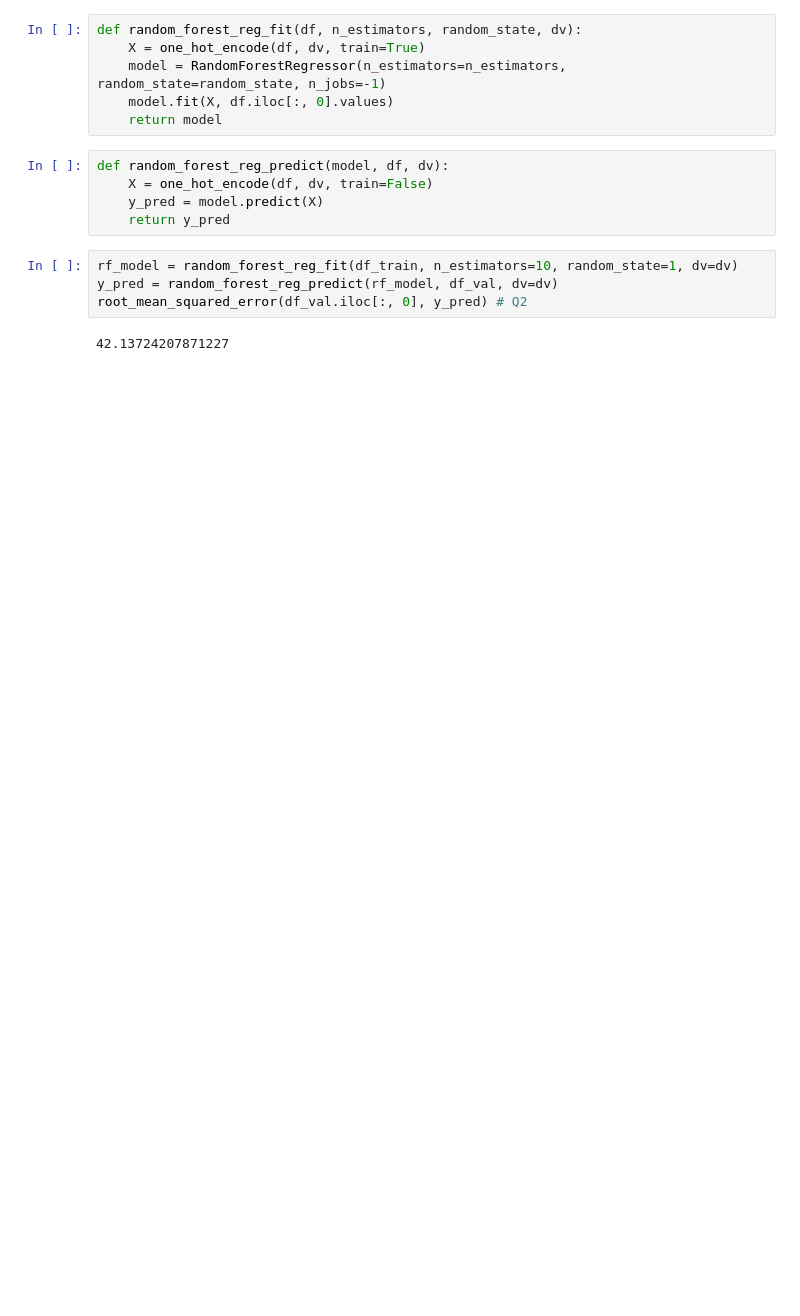
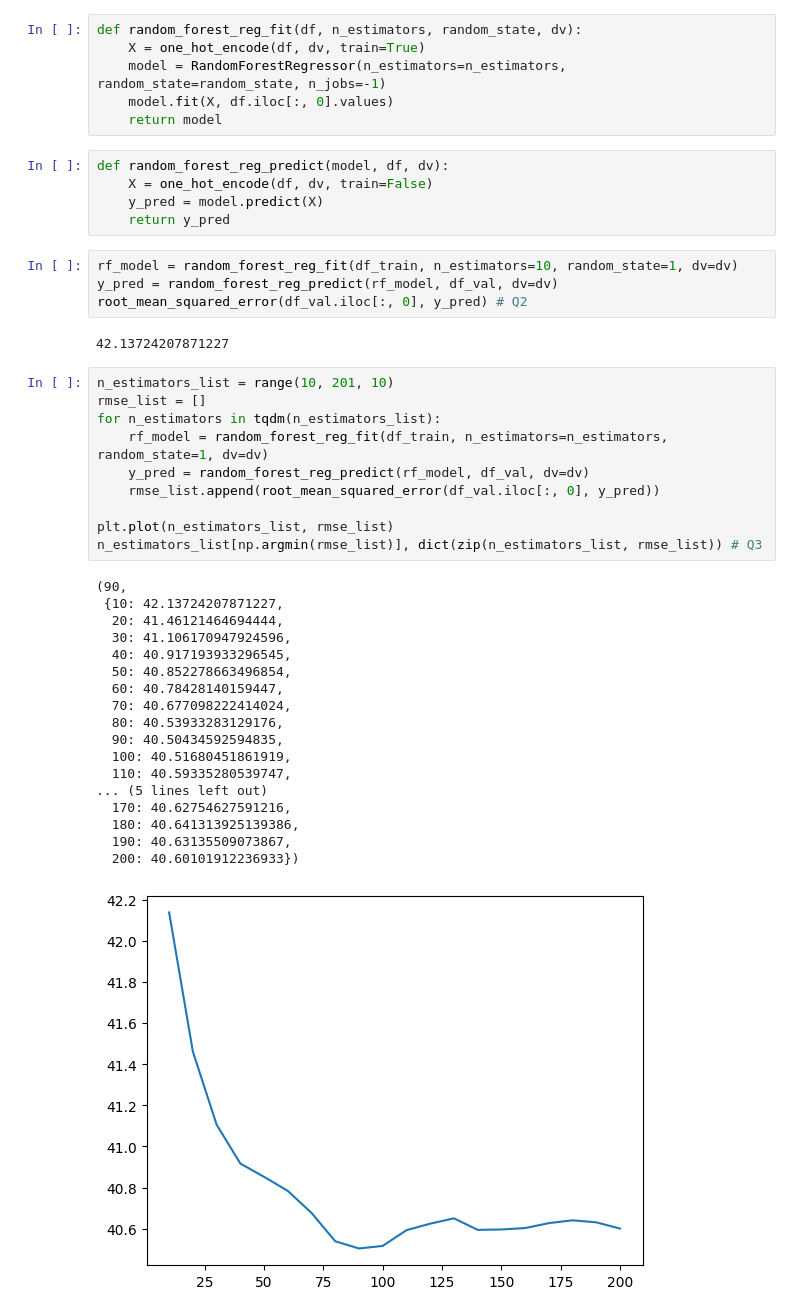
Before and after one commit to spencer18001/machine-learning-zoomcamp, a Jupyter notebook: 06/hw_06.ipynb, the cells around one changed output. Saved outputs shown, nothing was run; the diff lists cells and outputs as text; blank space fills up the shorter version.

```diff
--- a/06/hw_06.ipynb
+++ b/06/hw_06.ipynb
@@ -107,3 +109,32 @@ y_pred = random_forest_reg_predict(rf_model, df_val, dv=dv)
 root_mean_squared_error(df_val.iloc[:, 0], y_pred) # Q2
 # %% [output]
 42.13724207871227
+# %%
+n_estimators_list = range(10, 201, 10)
+rmse_list = []
+for n_estimators in tqdm(n_estimators_list):
+    rf_model = random_forest_reg_fit(df_train, n_estimators=n_estimators, random_state=1, dv=dv)
+    y_pred = random_forest_reg_predict(rf_model, df_val, dv=dv)
+    rmse_list.append(root_mean_squared_error(df_val.iloc[:, 0], y_pred))
+
+plt.plot(n_estimators_list, rmse_list)
+n_estimators_list[np.argmin(rmse_list)], dict(zip(n_estimators_list, rmse_list)) # Q3
+# %% [output]
+(90,
+ {10: 42.13724207871227,
+  20: 41.46121464694444,
+  30: 41.106170947924596,
+  40: 40.917193933296545,
+  50: 40.852278663496854,
+  60: 40.78428140159447,
+  70: 40.677098222414024,
+  80: 40.53933283129176,
+  90: 40.50434592594835,
+  100: 40.51680451861919,
+  110: 40.59335280539747,
+... (5 lines left out)
+  170: 40.62754627591216,
+  180: 40.641313925139386,
+  190: 40.63135509073867,
+  200: 40.60101912236933})
+[figure, added]
```
Also changed, not shown: parts of 3 cells of this notebook.
